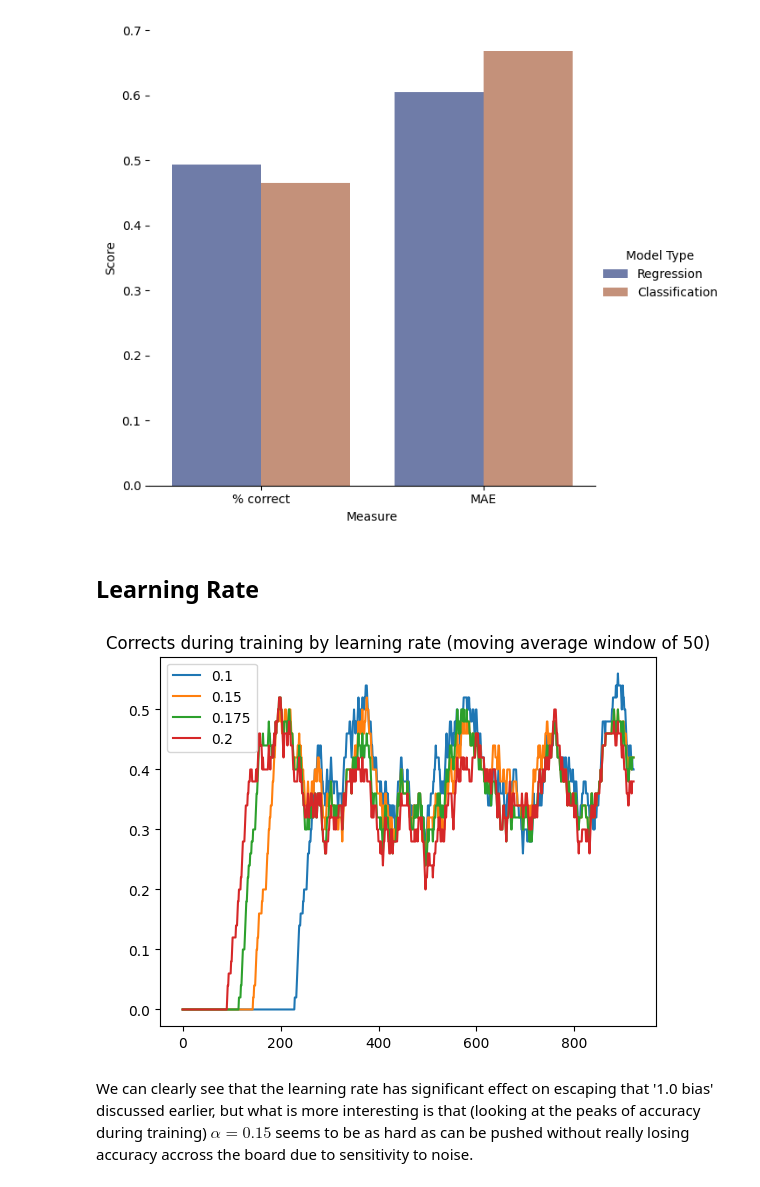
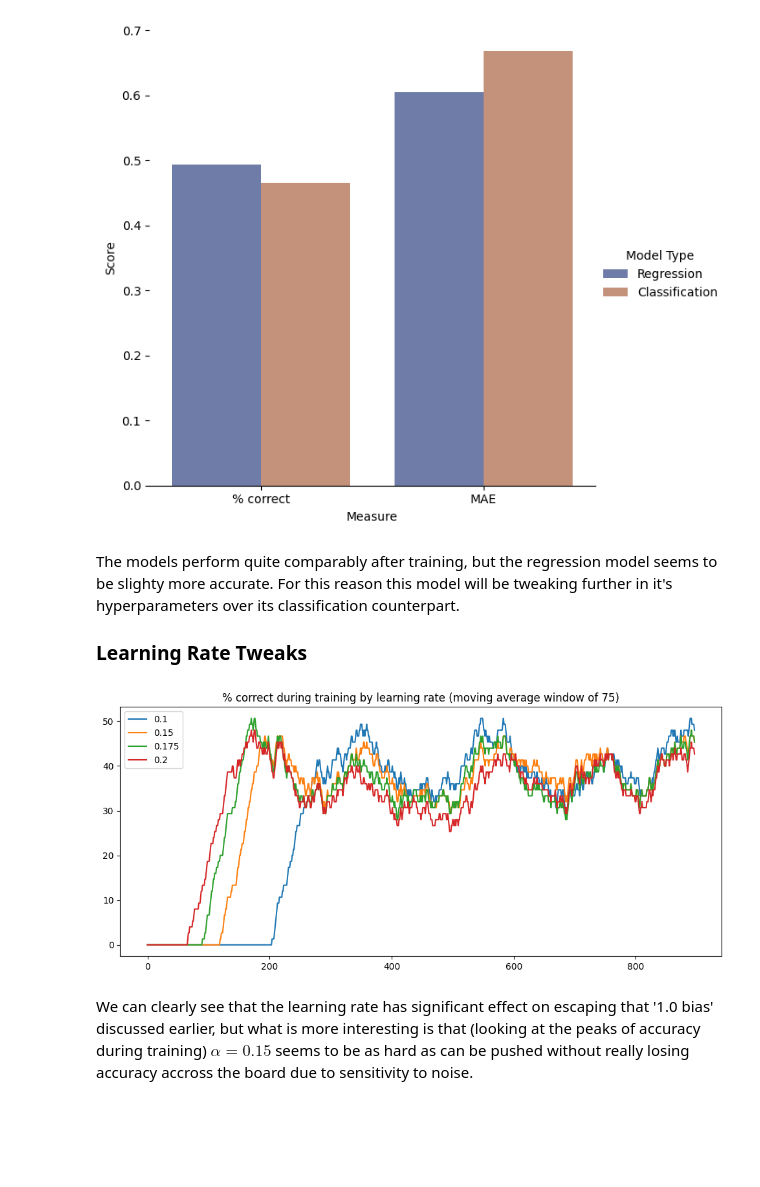
Before and after one commit to RobertvdLeeuw/NN, a Jupyter notebook: ANN.ipynb, the cells around one changed output. Saved outputs shown, nothing was run; the diff lists cells and outputs as text; code cells hidden in the pictures; blank space fills up the shorter version.

```diff
--- a/ANN.ipynb
+++ b/ANN.ipynb
@@ -69,7 +69,7 @@ class Vector:
         return self.values.__iter__()
 
     def transpose(self):
-        return Matrix([Vector([x]) for x in self.values])
+        return Matrix([Vector([x]) for x in self])
 
     def copy(self) -> "Vector":
         return Vector(self.values)
@@ -144,10 +144,10 @@ class Vector:
         return self * other
 
     def __repr__(self):
-        return "[" +  ", ".join([round_number(x, Vector.n_digits_clamp) for x in self.values]) + "]"
+        return "[" +  ", ".join([round_number(x, Vector.n_digits_clamp) for x in self]) + "]"
 
     def __abs__(self) -> "Vector":
-        return Vector([abs(x) for x in self.values])
+        return Vector([abs(x) for x in self])
 
     def hadamard(self, other) -> "Vector":
         return self._element_wise_operation(other, operator.mul)
@@ -397,7 +398,7 @@ class ANN:
         if eval_func:
             A = self.last_run_A[-1]
             last_out = dict(zip(self.endlabels, A)) if self.endlabels else A
-            self.corrects.append(eval_func(last_out, labels))
+            self.corrects.append(eval_func(last_out, labels) * 100)  # *100 so mean/moving avg becomes % correct.
 
         e = self.last_run_A[-1] - labels
         self.MSEs.append((e * e.transpose() / n).unwrap())
@@ -730,27 +749,29 @@ g.legend.set_title("Model Type")
 # %% [output]
 [figure]
 # %% [markdown]
-## Learning Rate
+The models perform quite comparably after training, but the regression model seems to be slighty more accurate. For this reason this model will be tweaking further in it's hyperparameters over its classification counterpart.
+
+### Learning Rate Tweaks
 # %%
 layer_sizes = [11, 8, 1]
 activation_funcs = [ReLU, Sigmoid]
 
 epochs = {}
 for alpha in (0.1, 0.15, 0.175, 0.2):
     nn_reg = ANN(layer_sizes, activation_funcs,
                  alpha=alpha,
                  param_default_val=0.5)
 
     nn_reg.train(training_features, training_labels_reg, eval_func=reg_correct)
     epochs[alpha] = nn_reg.corrects
 
-mov = 50
+mov = 75
+plt.figure(figsize=(12, 5))
 sns.lineplot({k: moving_average(v, mov) for k, v in epochs.items()}, dashes=False)
-
-plt.title(f"Corrects during training by learning rate (moving average window of {mov})")
+plt.title(f"% correct during training by learning rate (moving average window of {mov})")
 plt.show()
 # %% [output]
-[figure, old version]
+[figure, new version]
 # %% [markdown]
 We can clearly see that the learning rate has significant effect on escaping that '1.0 bias' discussed earlier, but what is more interesting is that (looking at the peaks of accuracy during training) $\alpha = 0.15$ seems to be as hard as can be pushed without really losing accuracy accross the board due to sensitivity to noise.
 # %%
```
Also changed, not shown: parts of 25 cells of this notebook.
